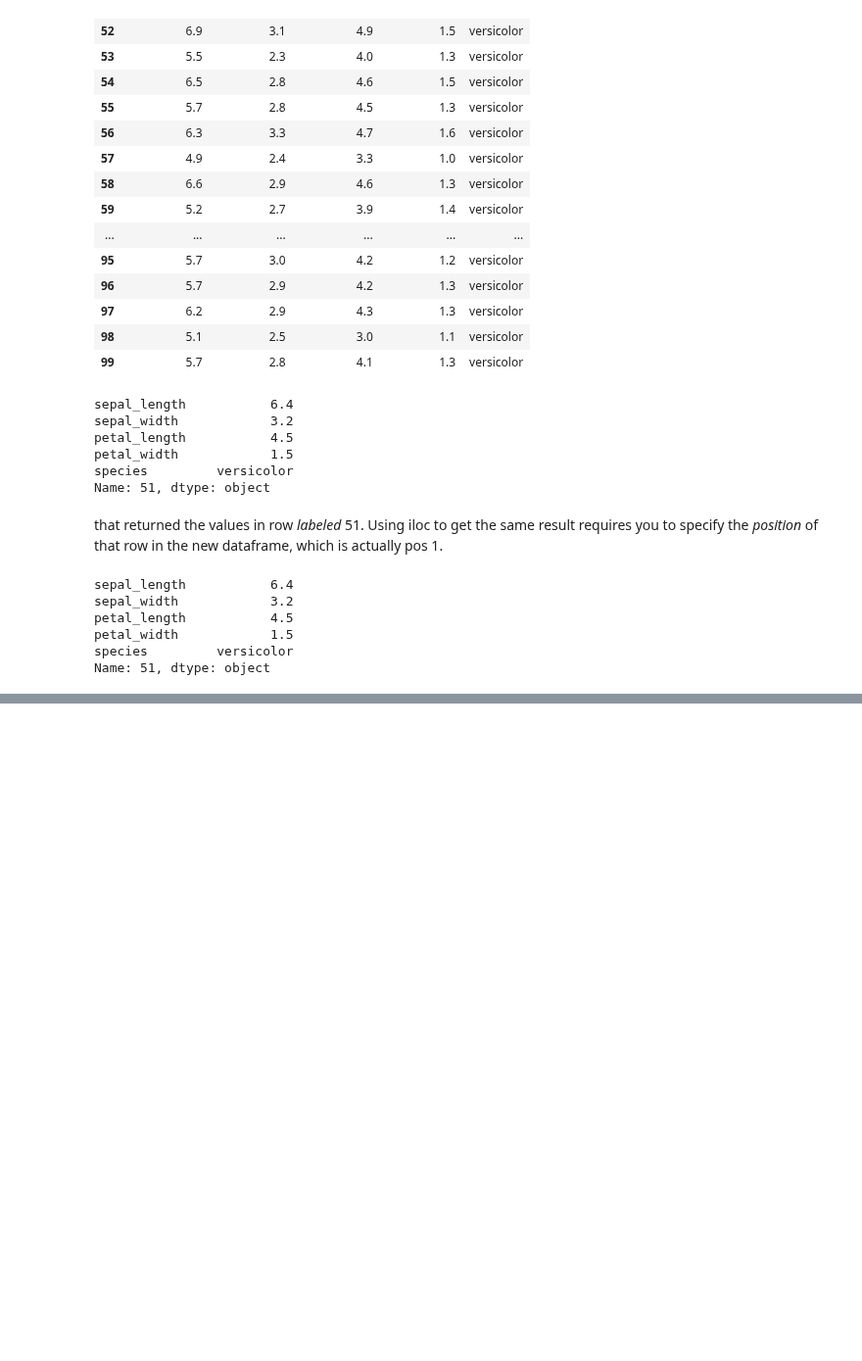
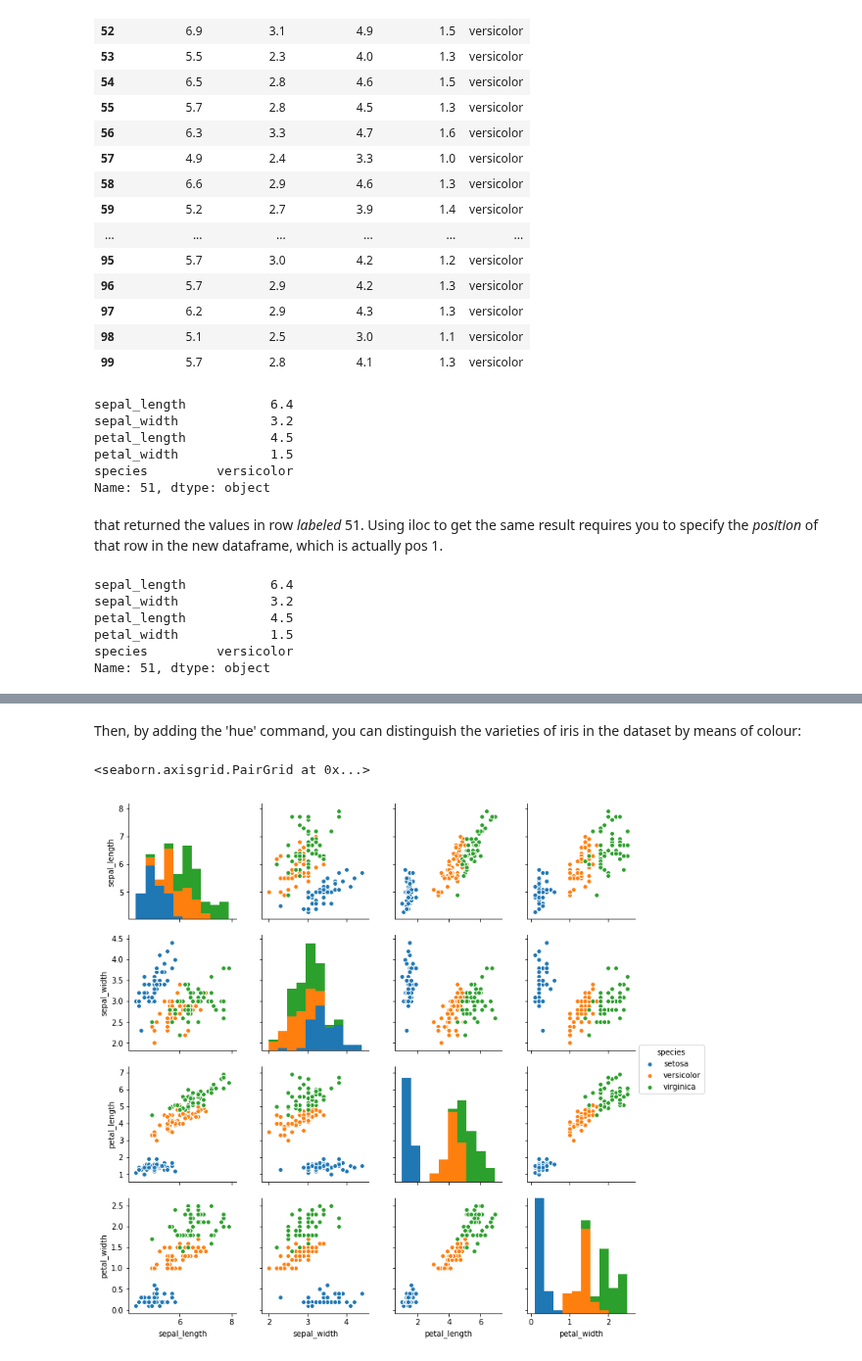
Before and after one commit to Aqua5lad/numpy-random-assignment, a Jupyter notebook: numpy-random.ipynb, the cells around one changed output, grey strips where cells are left out. Shown at 98% size. Saved outputs shown, nothing was run; the diff lists cells and outputs as text; code cells hidden in the pictures; blank space fills up the shorter version.

```diff
--- a/numpy-random.ipynb
+++ b/numpy-random.ipynb
@@ -455,0 +511,7 @@ Name: 51, dtype: object
+# %% [markdown]
+Then, by adding the 'hue' command, you can distinguish the varieties of iris in the dataset by means of colour:
+# %%
+sns.pairplot(df, hue='species')
+# %% [output]
+<seaborn.axisgrid.PairGrid at 0x...>
+[figure, added]
```
Also changed, not shown: parts of 11 cells of this notebook.
